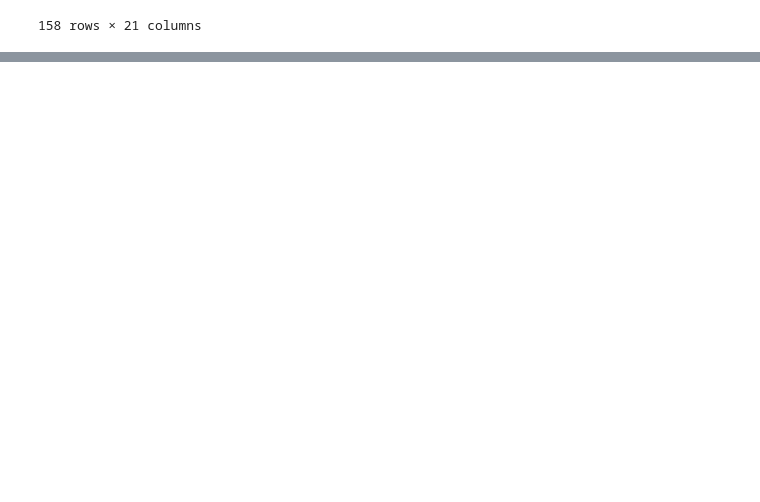
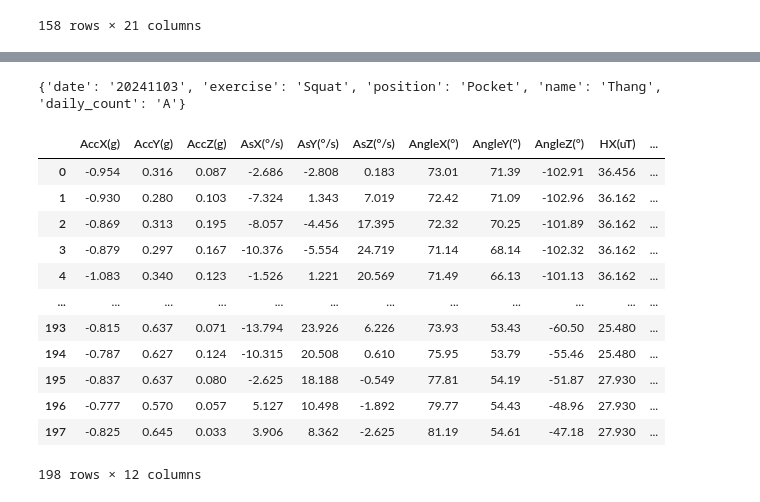
Before and after one commit to DinhThangKhuc/MLOps, a Jupyter notebook: src/preprocess_data.ipynb, the cells around one changed output, grey strips where cells are left out. Drawn from its saved outputs; the diff is of its cells as text; code cells hidden in the pictures; blank space fills up the shorter version.

```diff
--- a/src/preprocess_data.ipynb
+++ b/src/preprocess_data.ipynb
@@ -67,0 +119,39 @@ a = pipeline.fit_transform(local_data_path)
+# %%
+from sklearn.pipeline import Pipeline
+import feature_store as fs
+import dvc as dvc
+import transforms as tf
+import importlib
+
+importlib.reload(dvc)
+importlib.reload(tf)
+importlib.reload(fs)
+
+pipeline = Pipeline([
+        ("DataUploader", dvc.AzureDataUploader()),
+        ("DataLoader", dvc.AzureDataLoader()),
+        ("FeatSetUploader", fs.AzureFeatureSetUploader()),
+        ("FeatReader", fs.AzureFeatureSetLoader())
+    ])
+
+local_data_path = "../data"
+
+# Run pipeline
+a = pipeline.fit_transform(local_data_path)
+print(a[0][1])
+a[0][0]
+# %% [output]
+{'date': '20241103', 'exercise': 'Squat', 'position': 'Pocket', 'name': 'Thang', 'daily_count': 'A'}
+|  | AccX(g) | AccY(g) | AccZ(g) | AsX(°/s) | AsY(°/s) | AsZ(°/s) | AngleX(°) | AngleY(°) | AngleZ(°) | HX(uT) | ... |
+| 0 | -0.954 | 0.316 | 0.087 | -2.686 | -2.808 | 0.183 | 73.01 | 71.39 | -102.91 | 36.456 | ... |
+| 1 | -0.930 | 0.280 | 0.103 | -7.324 | 1.343 | 7.019 | 72.42 | 71.09 | -102.96 | 36.162 | ... |
+| 2 | -0.869 | 0.313 | 0.195 | -8.057 | -4.456 | 17.395 | 72.32 | 70.25 | -101.89 | 36.162 | ... |
+| 3 | -0.879 | 0.297 | 0.167 | -10.376 | -5.554 | 24.719 | 71.14 | 68.14 | -102.32 | 36.162 | ... |
+| 4 | -1.083 | 0.340 | 0.123 | -1.526 | 1.221 | 20.569 | 71.49 | 66.13 | -101.13 | 36.162 | ... |
+| ... | ... | ... | ... | ... | ... | ... | ... | ... | ... | ... | ... |
+| 193 | -0.815 | 0.637 | 0.071 | -13.794 | 23.926 | 6.226 | 73.93 | 53.43 | -60.50 | 25.480 | ... |
+| 194 | -0.787 | 0.627 | 0.124 | -10.315 | 20.508 | 0.610 | 75.95 | 53.79 | -55.46 | 25.480 | ... |
+| 195 | -0.837 | 0.637 | 0.080 | -2.625 | 18.188 | -0.549 | 77.81 | 54.19 | -51.87 | 27.930 | ... |
+| 196 | -0.777 | 0.570 | 0.057 | 5.127 | 10.498 | -1.892 | 79.77 | 54.43 | -48.96 | 27.930 | ... |
+| 197 | -0.825 | 0.645 | 0.033 | 3.906 | 8.362 | -2.625 | 81.19 | 54.61 | -47.18 | 27.930 | ... |
+198 rows × 12 columns
```
Also changed, not shown: parts of 4 cells of this notebook, 7 other files.
